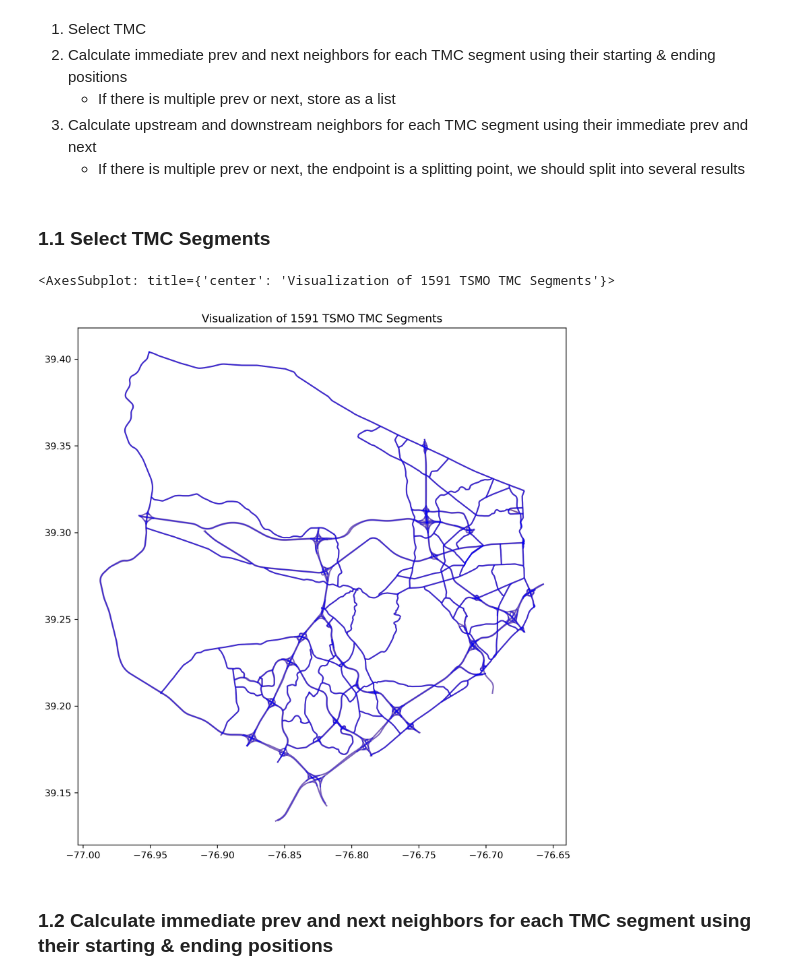
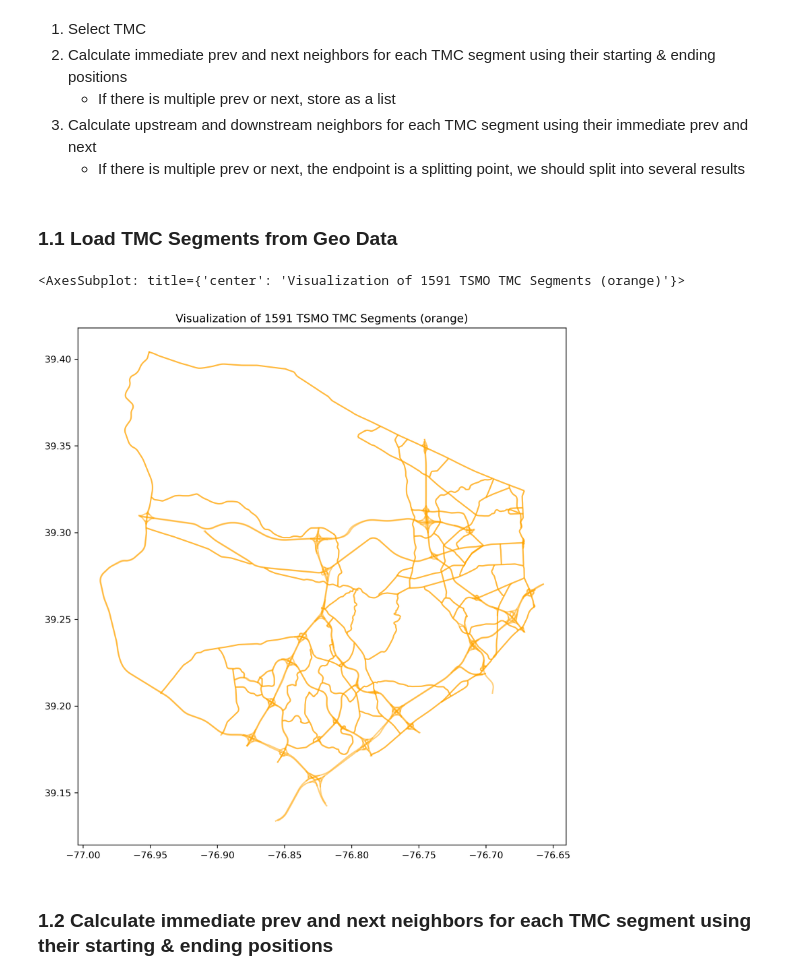
Before and after one commit to HaoWoo96/Traffic-Prediction, a Jupyter notebook: data_processing/TSMO/geoprocess_neighbors.ipynb, the cells around one changed output. Cells and saved outputs as stored; diff of their text form; code cells hidden in the pictures.

```diff
--- a/data_processing/TSMO/geoprocess_neighbors.ipynb
+++ b/data_processing/TSMO/geoprocess_neighbors.ipynb
@@ -36,4 +34,4 @@ df_xd_to_tmc = pd.read_csv("./TSMO/xd_to_tmc_TSMO.csv")
 3. Calculate upstream and downstream neighbors for each TMC segment using their immediate prev and next
     - If there is multiple prev or next, the endpoint is a splitting point, we should split into several results
 # %% [markdown]
-### 1.1 Select TMC Segments
+### 1.1 Load TMC Segments from Geo Data
@@ -56,11 +45,10 @@ pickle.dump(set_tmc_segments_in_spd_shp, open("./TSMO/set_TSMO_tmc_segments_in_s
 # %%
 # Visualize TMC segments covered in different sources
 fig, ax = plt.subplots(1,figsize=(30,10), dpi=300)
-ax.set_title("Visualization of 1591 TSMO TMC Segments (orange), 1587 of which have Speed Data (blue) ")
+ax.set_title("Visualization of 1591 TSMO TMC Segments (orange)")
 gdf_shp_tmc.plot(ax=ax, color="orange", alpha=0.5)
-gdf_shp_tmc[gdf_shp_tmc.id_tmc.isin(set_spd_tmc_segments)].plot(ax=ax, color="blue", alpha=0.5)
 # %% [output]
-<AxesSubplot: title={'center': 'Visualization of 1591 TSMO TMC Segments'}>
+<AxesSubplot: title={'center': 'Visualization of 1591 TSMO TMC Segments (orange)'}>
-[figure, old version]
+[figure, new version]
 # %%
 dict_miles_tmc = dict(gdf_shp_tmc[["id_tmc", "miles"]].values)
```
Also changed, not shown: parts of 22 cells of this notebook, 4 other files.
